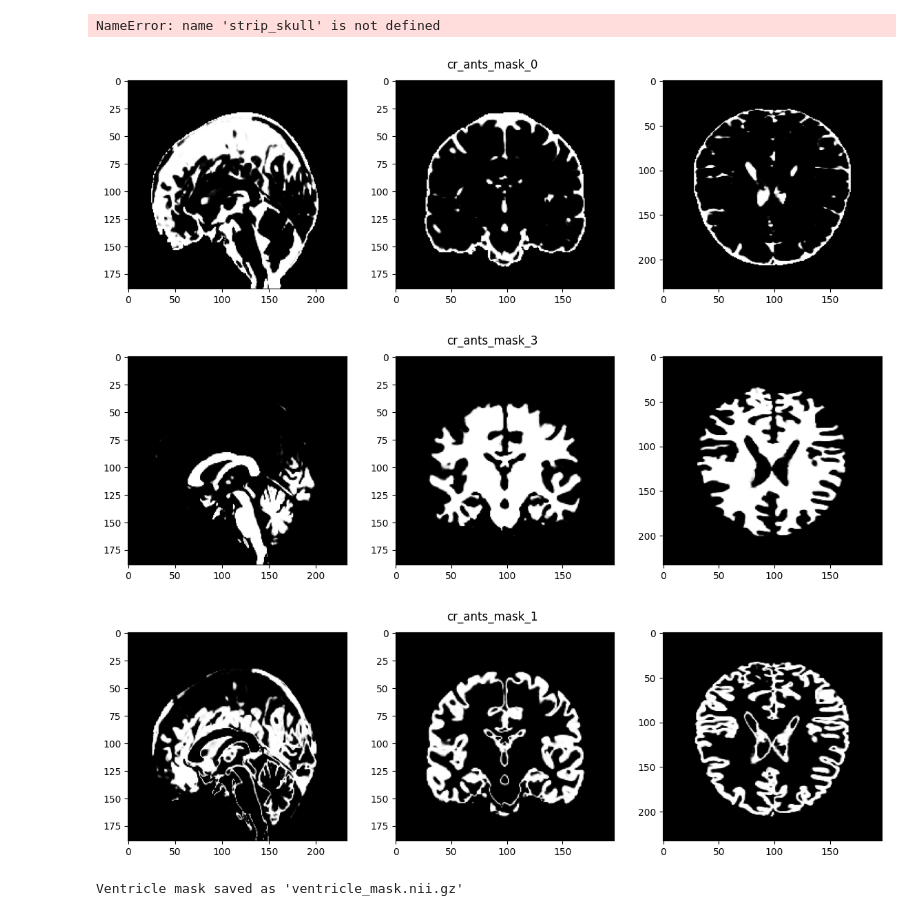
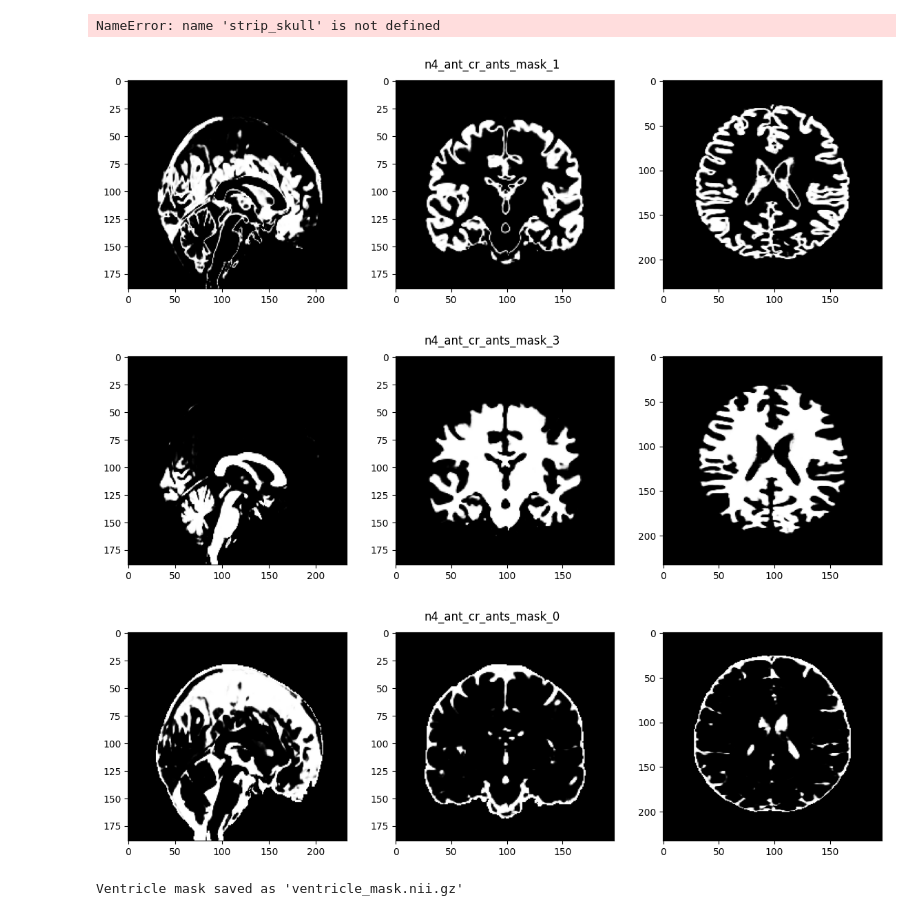
Before and after one commit to sangu-firedev/Medhulu, a Jupyter notebook: Notebooks/Untitled.ipynb, the cells around one changed output. Saved outputs shown, nothing was run; the diff lists cells and outputs as text; code cells hidden in the pictures.

Commit message:
modified:   Notebooks/Untitled.ipynb 	modified:   utilities/load_files.py 	modified:   utilities/plotting.py 	modified:   utilities/preprocess.py

```diff
--- a/Notebooks/Untitled.ipynb
+++ b/Notebooks/Untitled.ipynb
@@ -174,11 +174,11 @@ from utilities import load_files
 # %%
 from utilities.plotting import plot_files
 
-plot_files("/home/sangu/rought_folder/trial")
+plot_files("/home/sangu/rought_folder/trial3")
 # %% [output]
-[figure, old version]
+[figure, new version]
-[figure, old version]
+[figure, new version]
-[figure, old version]
+[figure, new version]
 # %%
 # %% [output]
 Ventricle mask saved as 'ventricle_mask.nii.gz'
```
Also changed, not shown: parts of 3 cells of this notebook, 3 other files.
